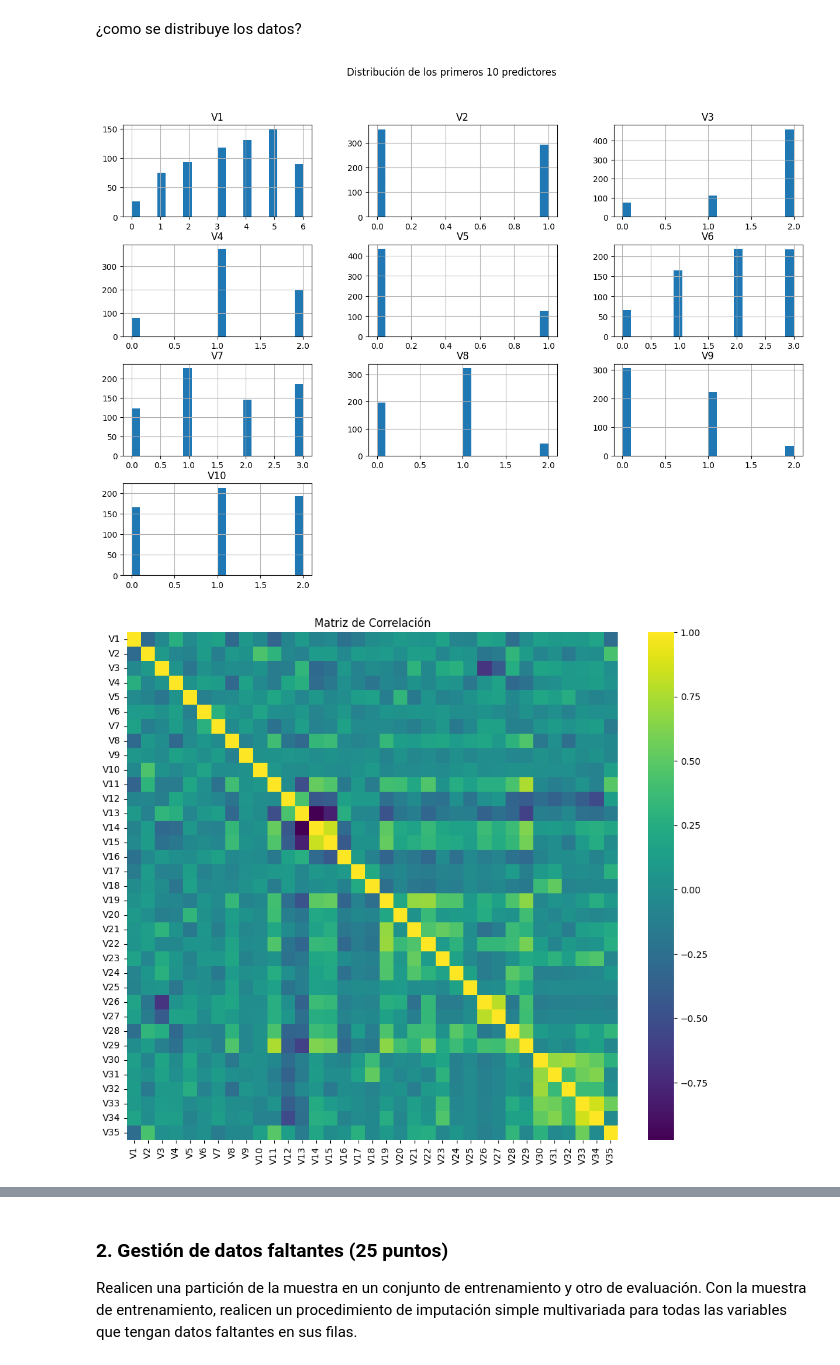
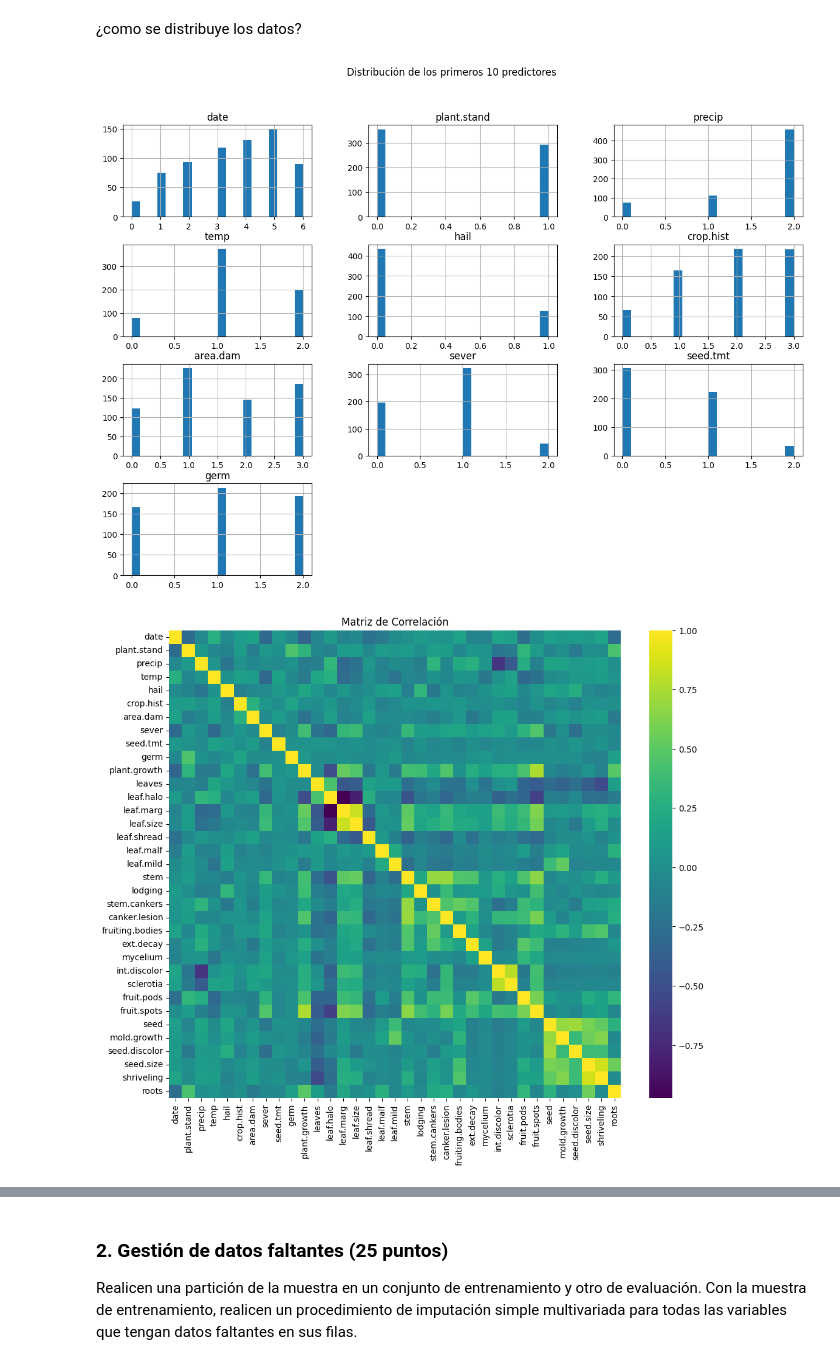
Before and after one commit to awesomasfook-svg/Caso-implementaci-n-de-metodolog-as-de-imputaci-n-de-variables-e-imbalanceo-de-clases, a Jupyter notebook: Caso implementación de metodologías de imputación de variables e imbalanceo de clases.ipynb, the cells around one changed output, grey strips where cells are left out. Saved outputs shown, nothing was run; the diff lists cells and outputs as text; code cells hidden in the pictures.

```diff
--- a/Caso implementación de metodologías de imputación de variables e imbalanceo de clases.ipynb
+++ b/Caso implementación de metodologías de imputación de variables e imbalanceo de clases.ipynb
@@ -54,13 +57,10 @@ Utilice el archivo de datos "Missing data.csv" que se encuentra en este reposito
 Realicen un análisis preliminar de los predictores y de la variable de respuesta para el primer conjunto de datos (correlogramas, histogramas y estadísticas descriptivas).
 # %%
 # carga de datos
-df = pd.read_csv('MissingData.csv', header=None)
+df = pd.read_csv('MissingData.csv')
 
-df.columns = ['class'] + [f'V{i}' for i in range(1, len(df.columns))]
+XTotal = df.loc[:, df.columns != "Class"]
+yTotal = df.loc[:, df.columns == "Class"]
 
-# reemplazar placeholders comunes de valores faltantes como '?' por NaN
-df.replace('?', np.nan, inplace=True)
-
-# convertir columnas a numérico donde sea posible
-for col in df.columns[1:]:
-    df[col] = pd.to_numeric(df[col], errors='coerce')
+print(df.shape)
+print(df.head())
@@ -122,18 +139,18 @@ dtype: int64
 # %% [markdown]
 ¿como se distribuye los datos?
 # %%
-df.iloc[:, 1:11].hist(bins=20, figsize=(15, 10))
+XTotal.iloc[:, :10].hist(bins=20, figsize=(15, 10))
 plt.suptitle('Distribución de los primeros 10 predictores')
 plt.show()
 # %% [output]
-[figure, old version]
+[figure, new version]
 # %%
 plt.figure(figsize=(12, 10))
-sns.heatmap(df.iloc[:, 1:].corr(), annot=False, cmap='viridis')
+sns.heatmap(XTotal.corr(), annot=False, cmap='viridis')
 plt.title("Matriz de Correlación")
 plt.show()
 # %% [output]
-[figure, old version]
+[figure, new version]
 # %%
 print("\nDistribución de la clase objetivo:")
 plt.figure(figsize=(10, 5))
```
Also changed, not shown: parts of 28 cells of this notebook.
